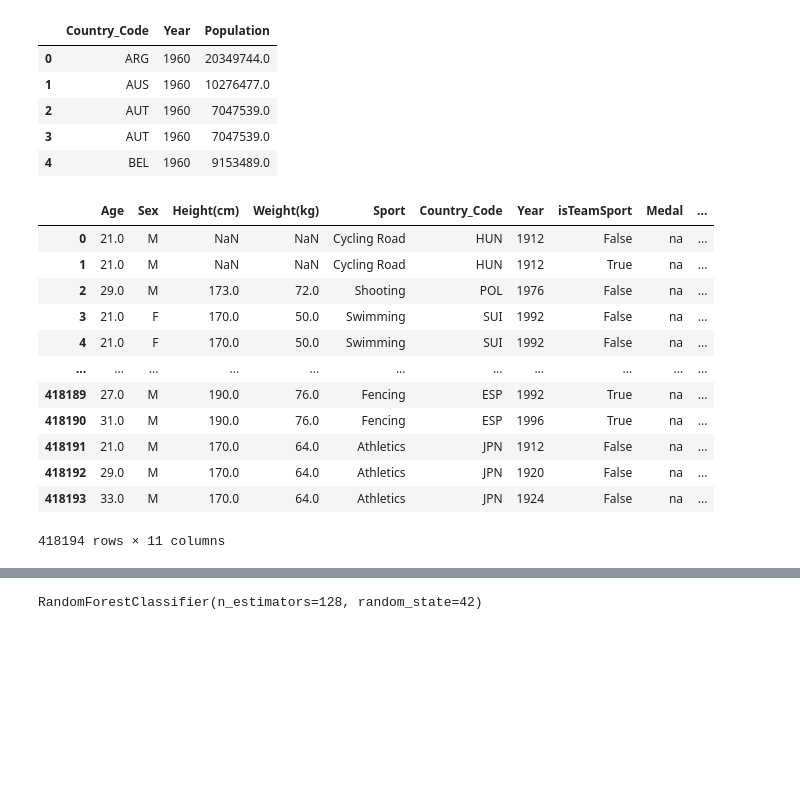
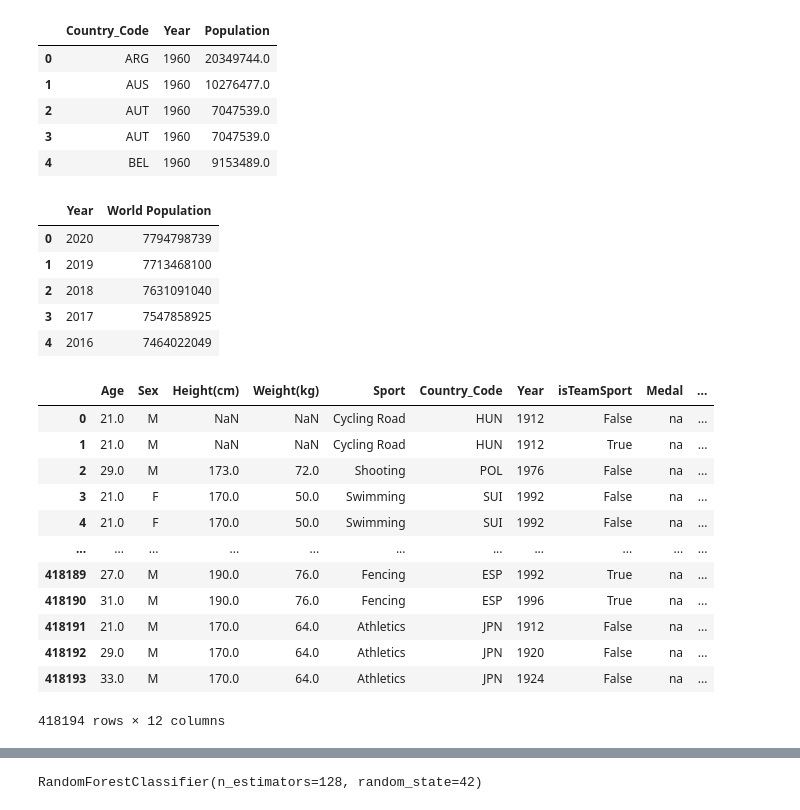
Before and after one commit to FrankPassalacqua88/Group_Project, a Jupyter notebook: fp/RandomForest-MedalPredictor.ipynb, the cells around one changed output, grey strips where cells are left out. Saved outputs shown, nothing was run; the diff lists cells and outputs as text; code cells hidden in the pictures; blank space fills up the shorter version.

```diff
--- a/fp/RandomForest-MedalPredictor.ipynb
+++ b/fp/RandomForest-MedalPredictor.ipynb
@@ -44,11 +44,23 @@ population_df.head()
 | 2 | AUT | 1960 | 7047539.0 |
 | 3 | AUT | 1960 | 7047539.0 |
 | 4 | BEL | 1960 | 9153489.0 |
+# %%
+world_population_df = pd.read_csv('WorldPop.csv')
+world_population_df = world_population_df.drop(['Yearly Change','Net Change','Density (P/Km²)'],1)
+world_population_df.head()
+# %% [output]
+|  | Year | World Population |
+| 0 | 2020 | 7794798739 |
+| 1 | 2019 | 7713468100 |
+| 2 | 2018 | 7631091040 |
+| 3 | 2017 | 7547858925 |
+| 4 | 2016 | 7464022049 |
 # %%
 # Merge the data into one dataframe
 result = []
 result = pd.merge(athlete_df, gdp_df, how='left', on=["Country_Code", "Year"])
 result = pd.merge(result, population_df, how='left', on=["Country_Code", "Year"])
+result = pd.merge(result, world_population_df, how='left', on=["Year"])
 result
 # %% [output]
 |  | Age | Sex | Height(cm) | Weight(kg) | Sport | Country_Code | Year | isTeamSport | Medal | ... |
@@ -63,7 +75,7 @@ result
 | 418191 | 21.0 | M | 170.0 | 64.0 | Athletics | JPN | 1912 | False | na | ... |
 | 418192 | 29.0 | M | 170.0 | 64.0 | Athletics | JPN | 1920 | False | na | ... |
 | 418193 | 33.0 | M | 170.0 | 64.0 | Athletics | JPN | 1924 | False | na | ... |
-418194 rows × 11 columns
+418194 rows × 12 columns
 # %%
 # find amount of NaN values
 result.isna().sum()
```
Also changed, not shown: parts of 17 cells of this notebook, 1 other file.
